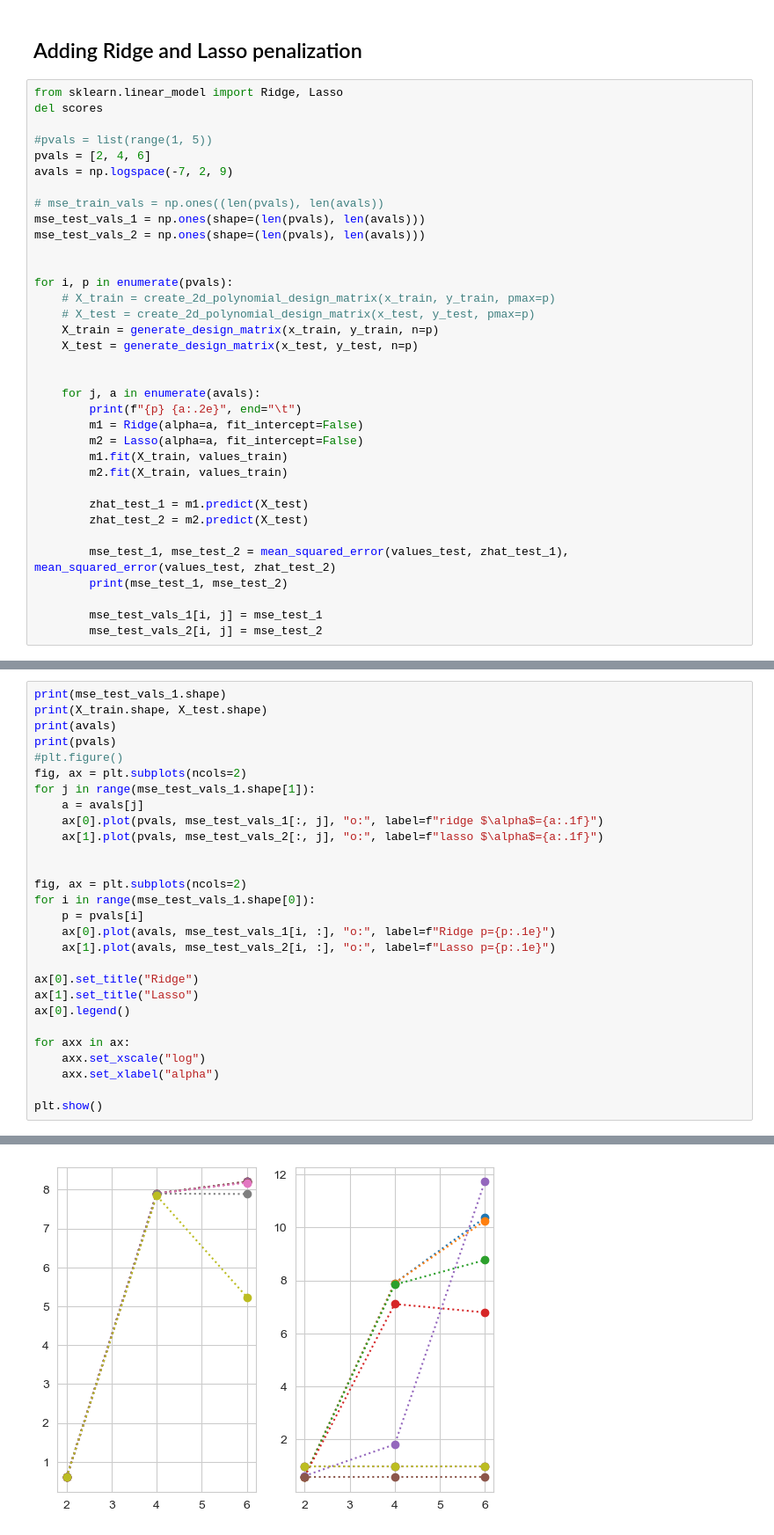
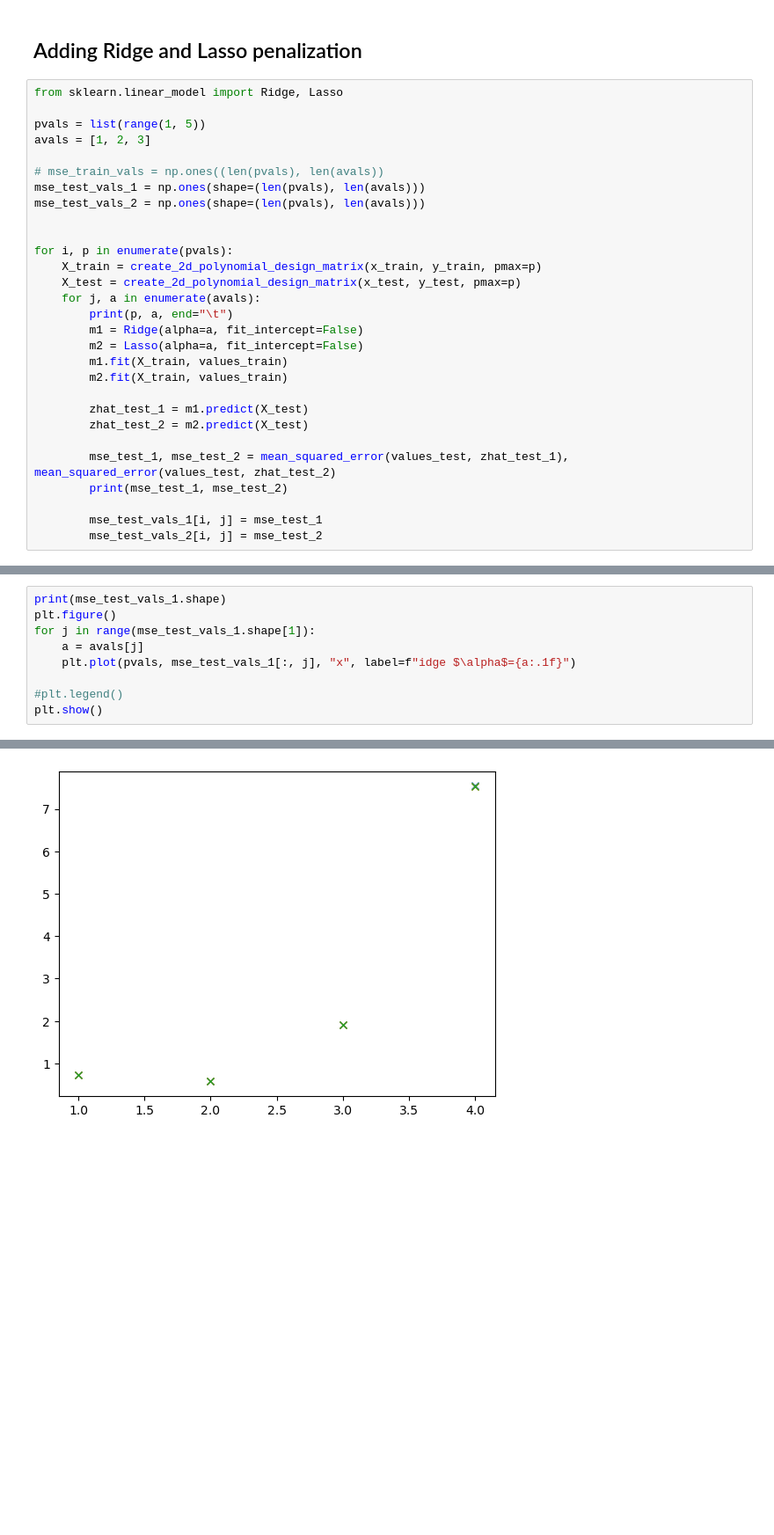
Before and after one commit to blakkisrud/MachineLearningProject1, a Jupyter notebook: src/geographic.ipynb, the cells around one changed output, grey strips where cells are left out. Shown at 88% size. Saved outputs shown, nothing was run; the diff lists cells and outputs as text; blank space fills up the shorter version.

```diff
--- a/src/geographic.ipynb
+++ b/src/geographic.ipynb
@@ -315,11 +307,9 @@ We now see a clear trend of increased overfitting to the training data by increa
 ## Adding Ridge and Lasso penalization
 # %%
 from sklearn.linear_model import Ridge, Lasso
-del scores
 
-#pvals = list(range(1, 5))
-pvals = [2, 4, 6]
-avals = np.logspace(-7, 2, 9)
+pvals = list(range(1, 5))
+avals = [1, 2, 3]
 
 # mse_train_vals = np.ones((len(pvals), len(avals))
 mse_test_vals_1 = np.ones(shape=(len(pvals), len(avals)))
@@ -327,14 +317,10 @@ mse_test_vals_2 = np.ones(shape=(len(pvals), len(avals)))
 
 
 for i, p in enumerate(pvals):
-    # X_train = create_2d_polynomial_design_matrix(x_train, y_train, pmax=p)
-    # X_test = create_2d_polynomial_design_matrix(x_test, y_test, pmax=p)
-    X_train = generate_design_matrix(x_train, y_train, n=p)
-    X_test = generate_design_matrix(x_test, y_test, n=p)
-
-
+    X_train = create_2d_polynomial_design_matrix(x_train, y_train, pmax=p)
+    X_test = create_2d_polynomial_design_matrix(x_test, y_test, pmax=p)
     for j, a in enumerate(avals):
-        print(f"{p} {a:.2e}", end="\t")
+        print(p, a, end="\t")
         m1 = Ridge(alpha=a, fit_intercept=False)
         m2 = Lasso(alpha=a, fit_intercept=False)
         m1.fit(X_train, values_train)
@@ -383,29 +350,10 @@ for i, p in enumerate(pvals):
 # %%
 print(mse_test_vals_1.shape)
-print(X_train.shape, X_test.shape)
-print(avals)
-print(pvals)
-#plt.figure()
-fig, ax = plt.subplots(ncols=2)
+plt.figure()
 for j in range(mse_test_vals_1.shape[1]):
     a = avals[j]
-    ax[0].plot(pvals, mse_test_vals_1[:, j], "o:", label=f"ridge $\alpha$={a:.1f}")
-    ax[1].plot(pvals, mse_test_vals_2[:, j], "o:", label=f"lasso $\alpha$={a:.1f}")
+    plt.plot(pvals, mse_test_vals_1[:, j], "x", label=f"idge $\alpha$={a:.1f}")
 
-
-fig, ax = plt.subplots(ncols=2)
-for i in range(mse_test_vals_1.shape[0]):
-    p = pvals[i]
-    ax[0].plot(avals, mse_test_vals_1[i, :], "o:", label=f"Ridge p={p:.1e}")
-    ax[1].plot(avals, mse_test_vals_2[i, :], "o:", label=f"Lasso p={p:.1e}")
-
-ax[0].set_title("Ridge")
-ax[1].set_title("Lasso")
-ax[0].legend()
-
-for axx in ax:
-    axx.set_xscale("log")
-    axx.set_xlabel("alpha")
-
+#plt.legend()
 plt.show()
 # %% [output]
@@ -418 +361 @@ plt.show()
-[figure, old version]
+[figure, new version]
```
Also changed, not shown: parts of 7 cells of this notebook, 21 other files.
